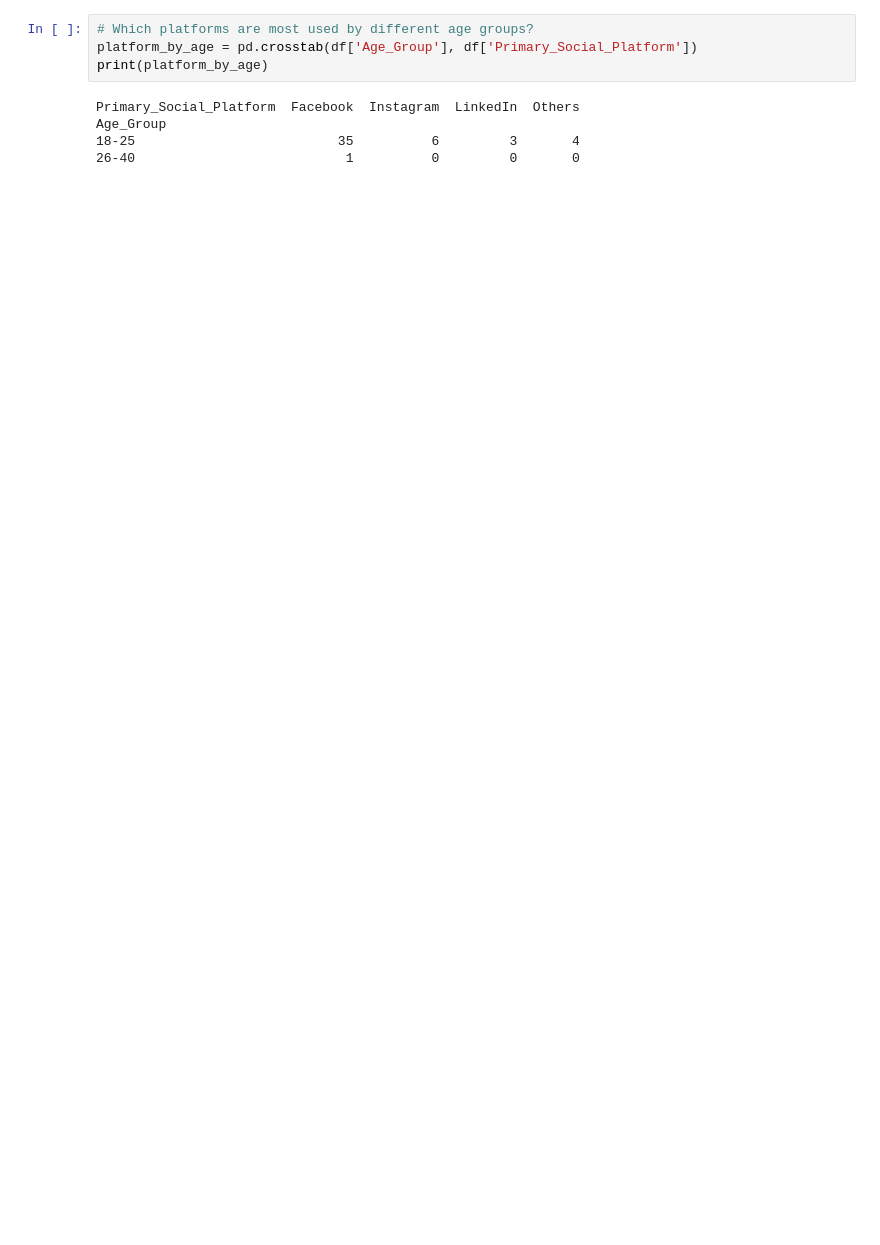
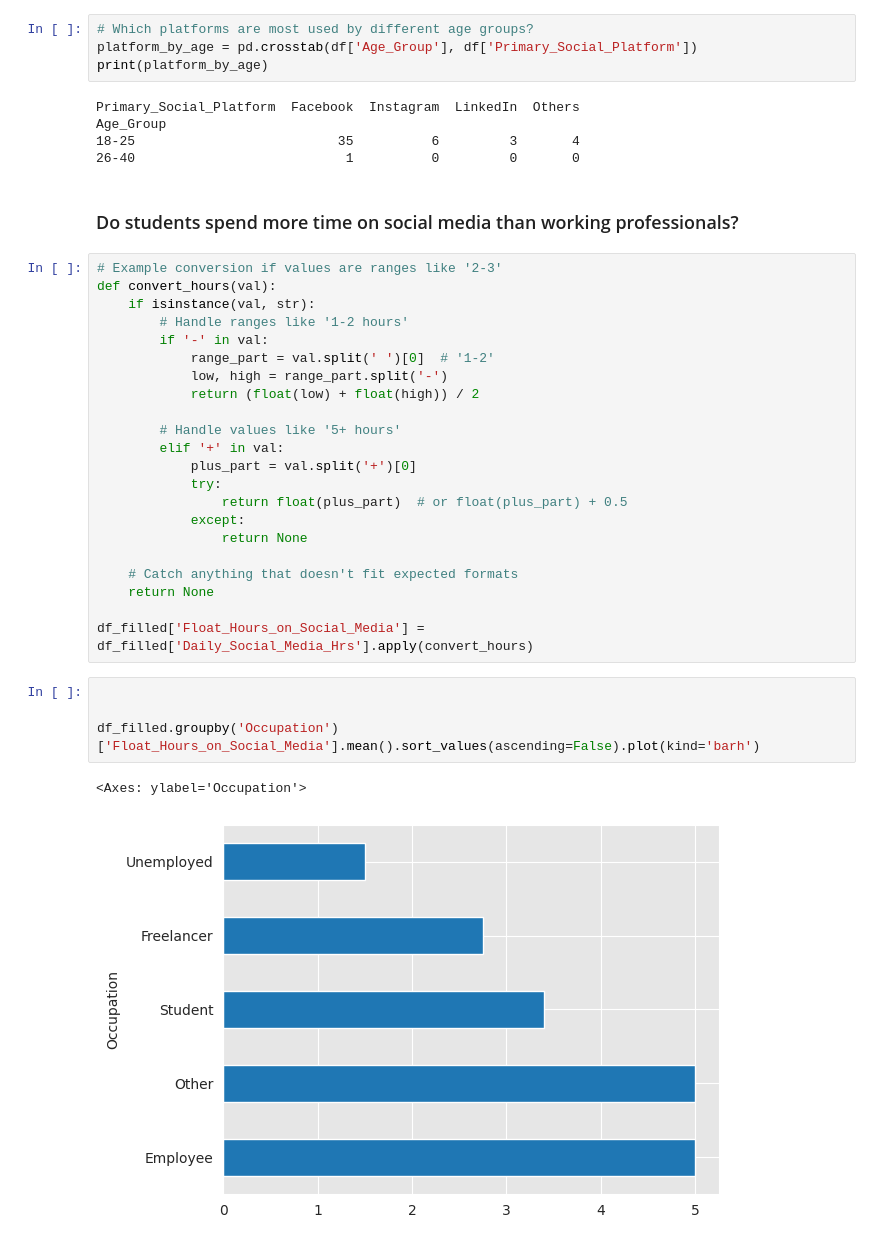
Before and after one commit to abhik-b/Social-Media-Impact-EDA, a Jupyter notebook: social-media-aspect-eda.ipynb, the cells around one changed output. Saved outputs shown, nothing was run; the diff lists cells and outputs as text; blank space fills up the shorter version.

```diff
--- a/social-media-aspect-eda.ipynb
+++ b/social-media-aspect-eda.ipynb
@@ -391,3 +408,34 @@ Primary_Social_Platform  Facebook  Instagram  LinkedIn  Others
 Age_Group
 18-25                          35          6         3       4
 26-40                           1          0         0       0
+# %% [markdown]
+### Do students spend more time on social media than working professionals?
+# %%
+# Example conversion if values are ranges like '2-3'
+def convert_hours(val):
+    if isinstance(val, str):
+        # Handle ranges like '1-2 hours'
+        if '-' in val:
+            range_part = val.split(' ')[0]  # '1-2'
+            low, high = range_part.split('-')
+            return (float(low) + float(high)) / 2
+
+        # Handle values like '5+ hours'
+        elif '+' in val:
+            plus_part = val.split('+')[0]
+            try:
+                return float(plus_part)  # or float(plus_part) + 0.5
+            except:
+                return None
+
+    # Catch anything that doesn't fit expected formats
+    return None
+
+df_filled['Float_Hours_on_Social_Media'] = df_filled['Daily_Social_Media_Hrs'].apply(convert_hours)
+# %%
+
+
+df_filled.groupby('Occupation')['Float_Hours_on_Social_Media'].mean().sort_values(ascending=False).plot(kind='barh')
+# %% [output]
+<Axes: ylabel='Occupation'>
+[figure, added]
```
Also changed, not shown: parts of 19 cells of this notebook.
